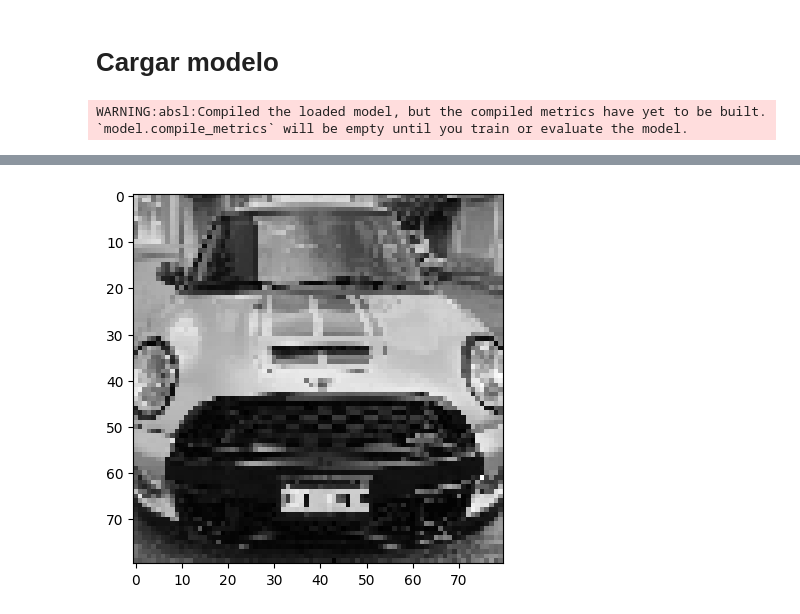
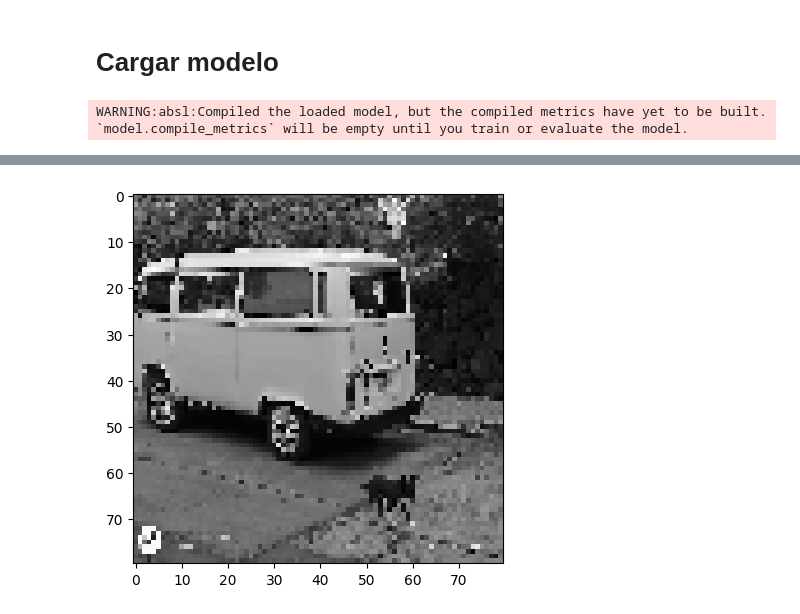
Before and after one commit to godavdev/ia-2, a Jupyter notebook: cnn/CNN.ipynb, the cells around one changed output, grey strips where cells are left out. Drawn from its saved outputs; the diff is of its cells as text; code cells hidden in the pictures.

```diff
--- a/cnn/CNN.ipynb
+++ b/cnn/CNN.ipynb
@@ -275,7 +275,7 @@ import cv2
 model: Sequential = load_model(os.path.join(os.getcwd(), "model.h5"))
 
 image = cv2.imread(
-    os.path.join(os.getcwd(), "data", "prueba", "mini.jpg"),
+    os.path.join(os.getcwd(), "data", "prueba", "combi.jpg"),
     cv2.IMREAD_GRAYSCALE,
 )
 image = cv2.resize(image, (80, 80))
@@ -293 +293 @@ WARNING:absl:Compiled the loaded model, but the compiled metrics have yet to be
-[figure, old version]
+[figure, new version]
```
Also changed, not shown: parts of 1 cell of this notebook, 1 other file.
